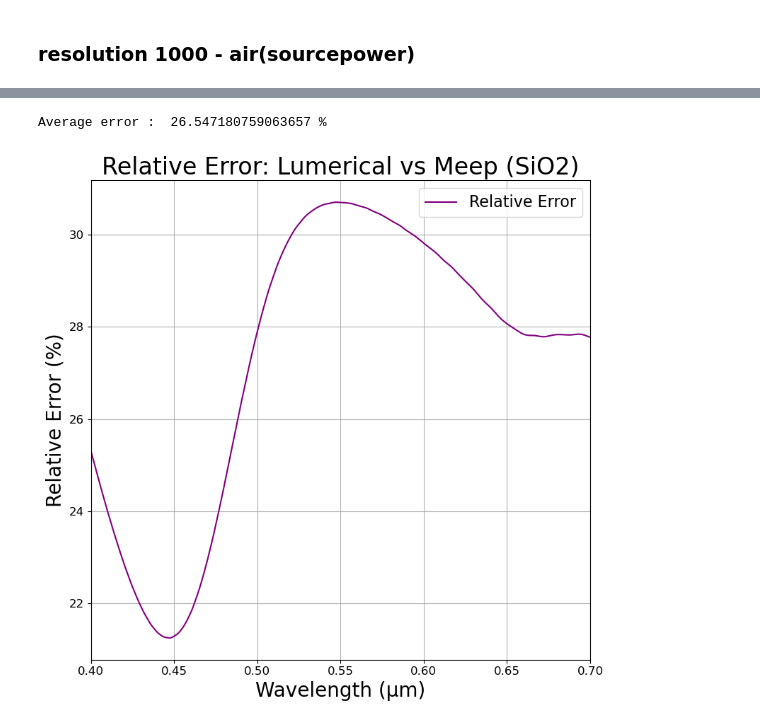
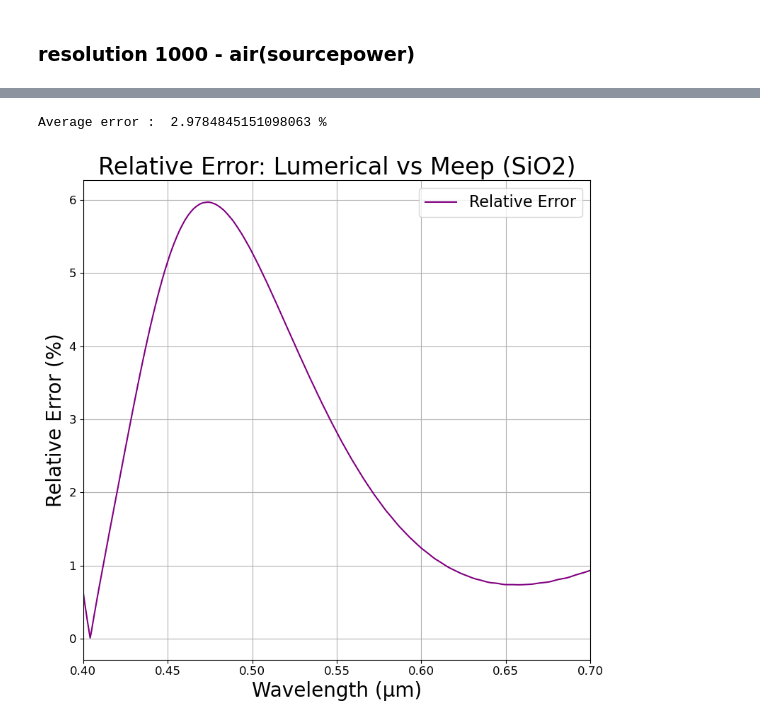
Before and after one commit to M2nion/EIDL, a Jupyter notebook: Tool/Meep/LGD/Meep code/OLED structure/Layer by Layer check/OLED_update_LBL.ipynb, the cells around one changed output, grey strips where cells are left out. Drawn from its saved outputs; the diff is of its cells as text; code cells hidden in the pictures.

```diff
--- a/Tool/Meep/LGD/Meep code/OLED structure/Layer by Layer check/OLED_update_LBL.ipynb
+++ b/Tool/Meep/LGD/Meep code/OLED structure/Layer by Layer check/OLED_update_LBL.ipynb
@@ -149,7 +149,7 @@ Alq3_center = mp.Vector3(0, -0.67, 0)
 aNDP_center = mp.Vector3(0, -0.615, 0)
 ITO_center = mp.Vector3(0, -0.515, 0)
 Cover_center = mp.Vector3(0, -0.405, 0)
-Glass_center = mp.Vector3(0, 0.815, 0)
+Glass_center = mp.Vector3(0, 0.515, 0)
 # %%
 cell_size = mp.Vector3(31, 4, 0)
 
@@ -207,7 +207,7 @@ sources = [mp.Source(
 sim_fitting = mp.Simulation(
     cell_size=cell_size,
     boundary_layers=boundary_layers,
-    geometry=geometry_fitting,
+    geometry=geometry_fitting[5:6],
     default_material=mp.Medium(index = 1),
     sources=sources,
     resolution=resolution,
@@ -456,28 +417,28 @@ plt.show()
 # %%
 # === Relative Error 계산 === #
-relative_error = np.abs((dp_fitting_100 - lumerical) / lumerical)* 100
+relative_error = np.abs((dp_fitting_100 - sio2_349_data) / sio2_349_data)* 100
 
 # === Relative Error 플롯 === #
 plt.figure(figsize=(8, 8))
 plt.plot(wavelengths, relative_error, label='Relative Error', color='purple')
 # plt.plot(wavelengths, relative_error_nofunc, label='Relative Error dp_box', color='cyan')
 
 print("Average error : ", np.mean(relative_error),"%")
 # 축 레이블
 plt.xlabel("Wavelength (μm)", fontsize=20)
 plt.ylabel("Relative Error (%)", fontsize=20)
 
 # 제목
 plt.title("Relative Error: Lumerical vs Meep (SiO2)", fontsize=24)
 
 # 눈금, 범례
 plt.xticks(fontsize=12)
 plt.yticks(fontsize=12)
 plt.legend(fontsize=16)
 plt.grid(True)
 plt.tight_layout()
 plt.xlim([0.4, 0.7])
 plt.show()
 # %% [output]
-Average error :  26.547180759063657 %
+Average error :  2.9784845151098063 %
-[figure, old version]
+[figure, new version]
```
Also changed, not shown: parts of 8 cells of this notebook, 9 other files.
